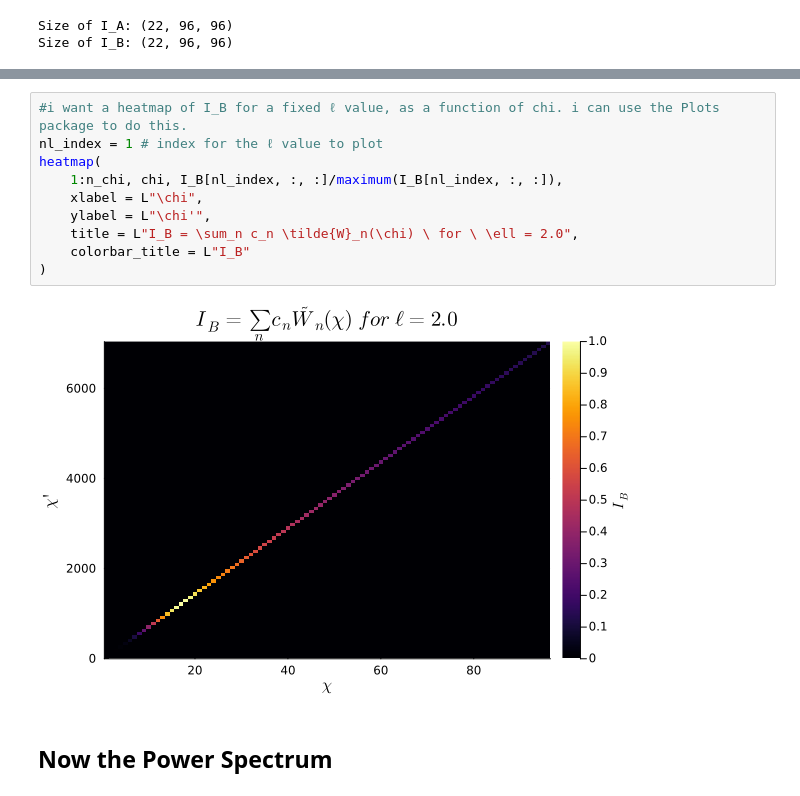
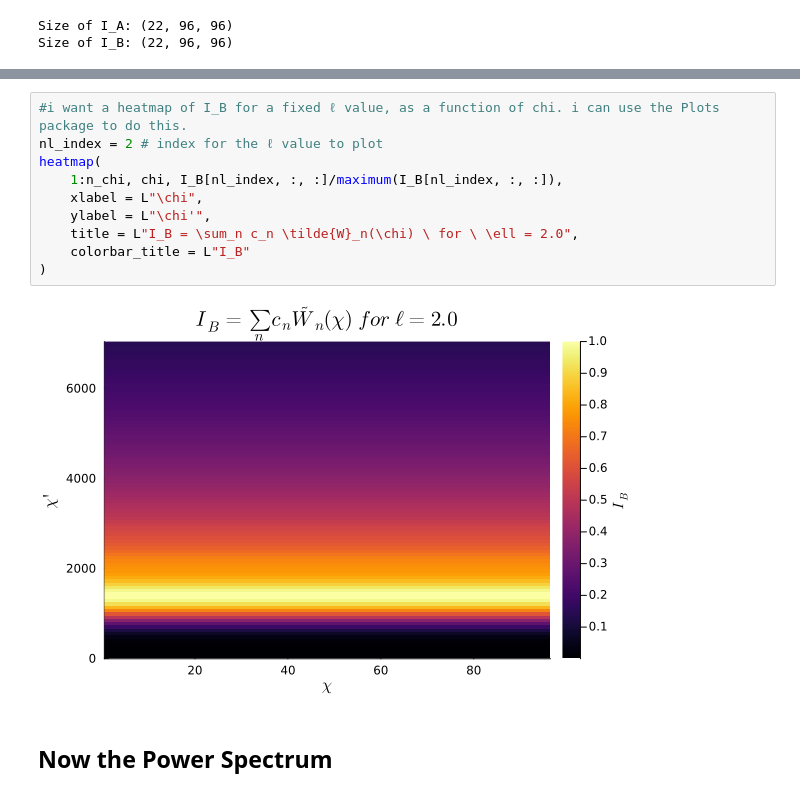
Before and after one commit to anvi-git/3D_Angular_Power_Spectrum, a Jupyter notebook: notebooks/new_beyond_BLAST.ipynb, the cells around one changed output, grey strips where cells are left out. Saved outputs shown, nothing was run; the diff lists cells and outputs as text.

```diff
--- a/notebooks/new_beyond_BLAST.ipynb
+++ b/notebooks/new_beyond_BLAST.ipynb
@@ -415,15 +420,15 @@ heatmap(
 # %%
 #i want a heatmap of I_B for a fixed ℓ value, as a function of chi. i can use the Plots package to do this.
-nl_index = 1 # index for the ℓ value to plot
+nl_index = 2 # index for the ℓ value to plot
 heatmap(
     1:n_chi, chi, I_B[nl_index, :, :]/maximum(I_B[nl_index, :, :]),
     xlabel = L"\chi",
     ylabel = L"\chi'",
     title = L"I_B = \sum_n c_n \tilde{W}_n(\chi) \ for \ \ell = 2.0",
     colorbar_title = L"I_B"
 )
 # %% [output]
-[figure, old version]
+[figure, new version]
 # %% [markdown]
 ## Now the Power Spectrum
 # %%
```
Also changed, not shown: parts of 22 cells of this notebook, 2 other files.
